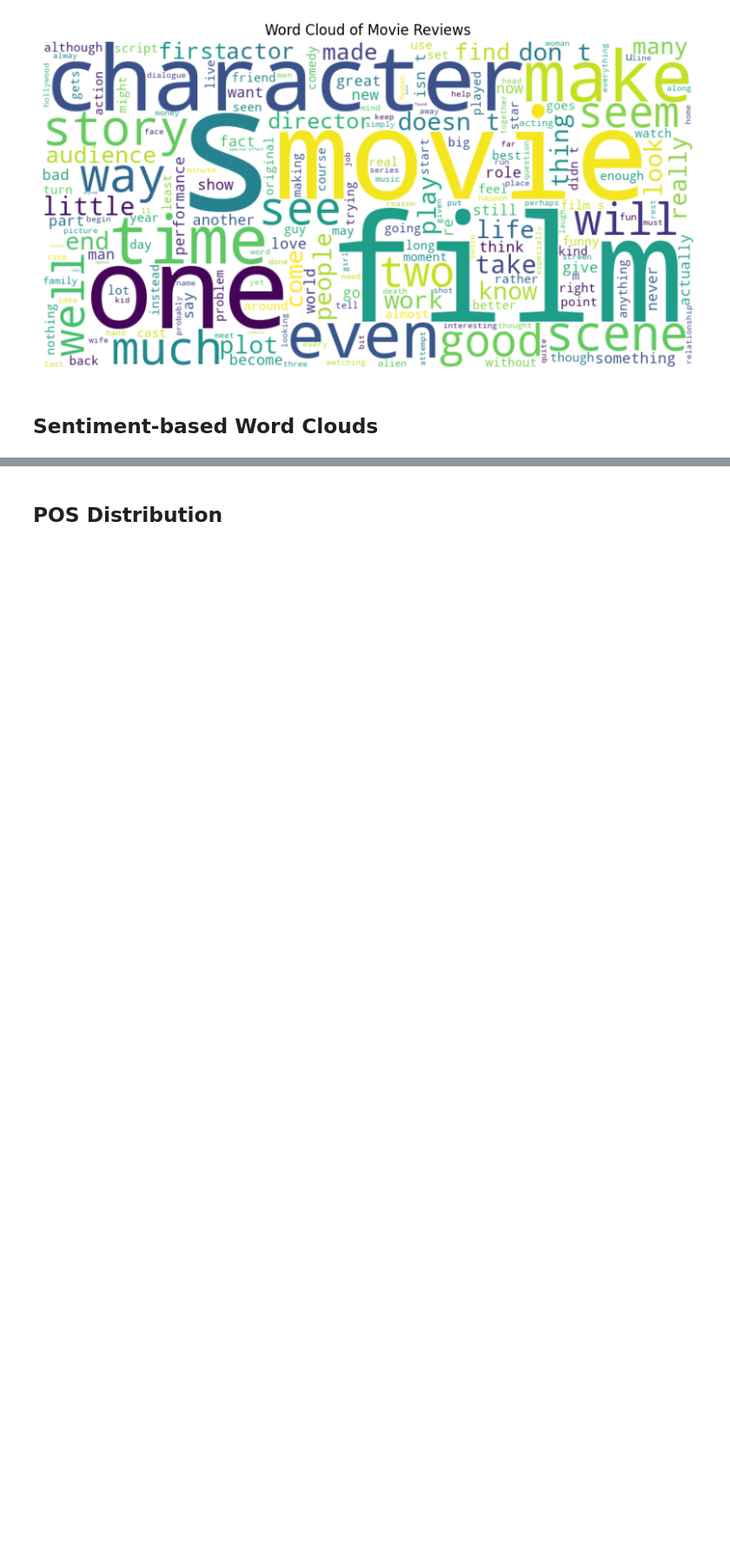
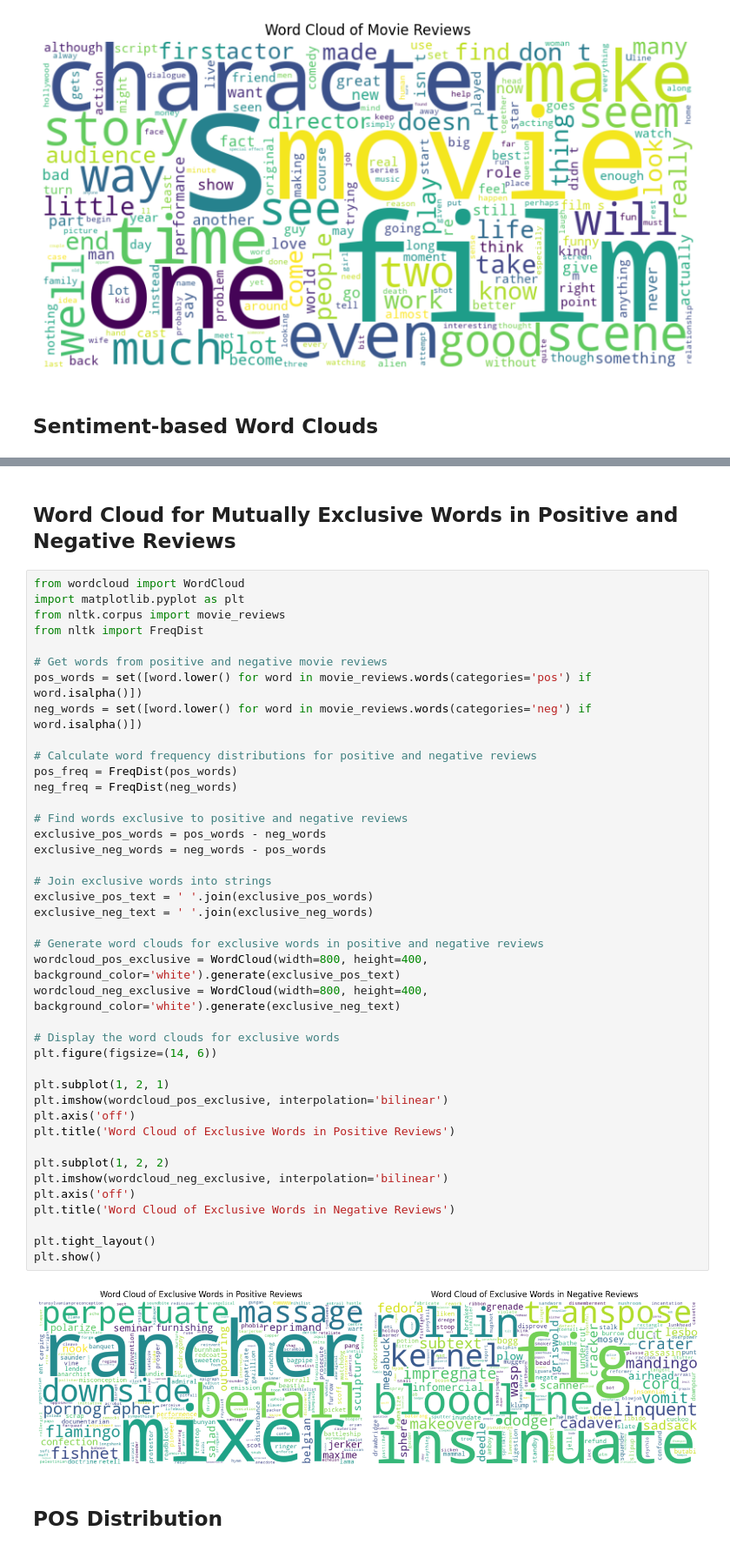
Before and after one commit to ashababnoor/ml-experiments, a Jupyter notebook: sentiment-analysis/sentiment_analysis.ipynb, the cells around one changed output, grey strips where cells are left out. Shown at 87% size. Drawn from its saved outputs; the diff is of its cells as text; blank space fills up the shorter version.

Commit message:
added mutually exclusive sentiment based wordcloud visualization in sentiment analysis notebook

```diff
--- a/sentiment-analysis/sentiment_analysis.ipynb
+++ b/sentiment-analysis/sentiment_analysis.ipynb
@@ -126,3 +126,48 @@ plt.show()
+# %% [markdown]
+## Word Cloud for Mutually Exclusive Words in Positive and Negative Reviews
+# %%
+from wordcloud import WordCloud
+import matplotlib.pyplot as plt
+from nltk.corpus import movie_reviews
+from nltk import FreqDist
+
+# Get words from positive and negative movie reviews
+pos_words = set([word.lower() for word in movie_reviews.words(categories='pos') if word.isalpha()])
+neg_words = set([word.lower() for word in movie_reviews.words(categories='neg') if word.isalpha()])
+
+# Calculate word frequency distributions for positive and negative reviews
+pos_freq = FreqDist(pos_words)
+neg_freq = FreqDist(neg_words)
+
+# Find words exclusive to positive and negative reviews
+exclusive_pos_words = pos_words - neg_words
+exclusive_neg_words = neg_words - pos_words
+
+# Join exclusive words into strings
+exclusive_pos_text = ' '.join(exclusive_pos_words)
+exclusive_neg_text = ' '.join(exclusive_neg_words)
+
+# Generate word clouds for exclusive words in positive and negative reviews
+wordcloud_pos_exclusive = WordCloud(width=800, height=400, background_color='white').generate(exclusive_pos_text)
+wordcloud_neg_exclusive = WordCloud(width=800, height=400, background_color='white').generate(exclusive_neg_text)
+
+# Display the word clouds for exclusive words
+plt.figure(figsize=(14, 6))
+
+plt.subplot(1, 2, 1)
+plt.imshow(wordcloud_pos_exclusive, interpolation='bilinear')
+plt.axis('off')
+plt.title('Word Cloud of Exclusive Words in Positive Reviews')
+
+plt.subplot(1, 2, 2)
+plt.imshow(wordcloud_neg_exclusive, interpolation='bilinear')
+plt.axis('off')
+plt.title('Word Cloud of Exclusive Words in Negative Reviews')
+
+plt.tight_layout()
+plt.show()
+# %% [output]
+[figure, added]
 # %% [markdown]
 ## POS Distribution
 # %% [markdown]
```
Also changed, not shown: parts of 1 cell of this notebook.
